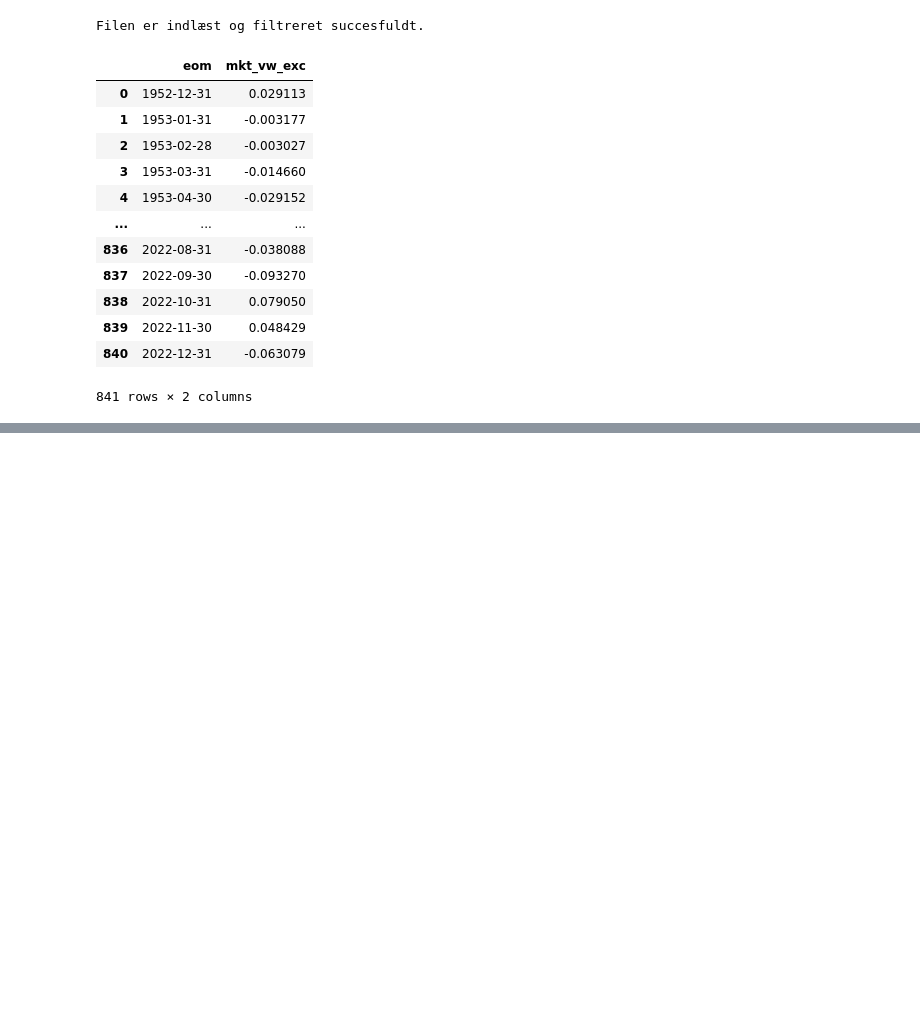
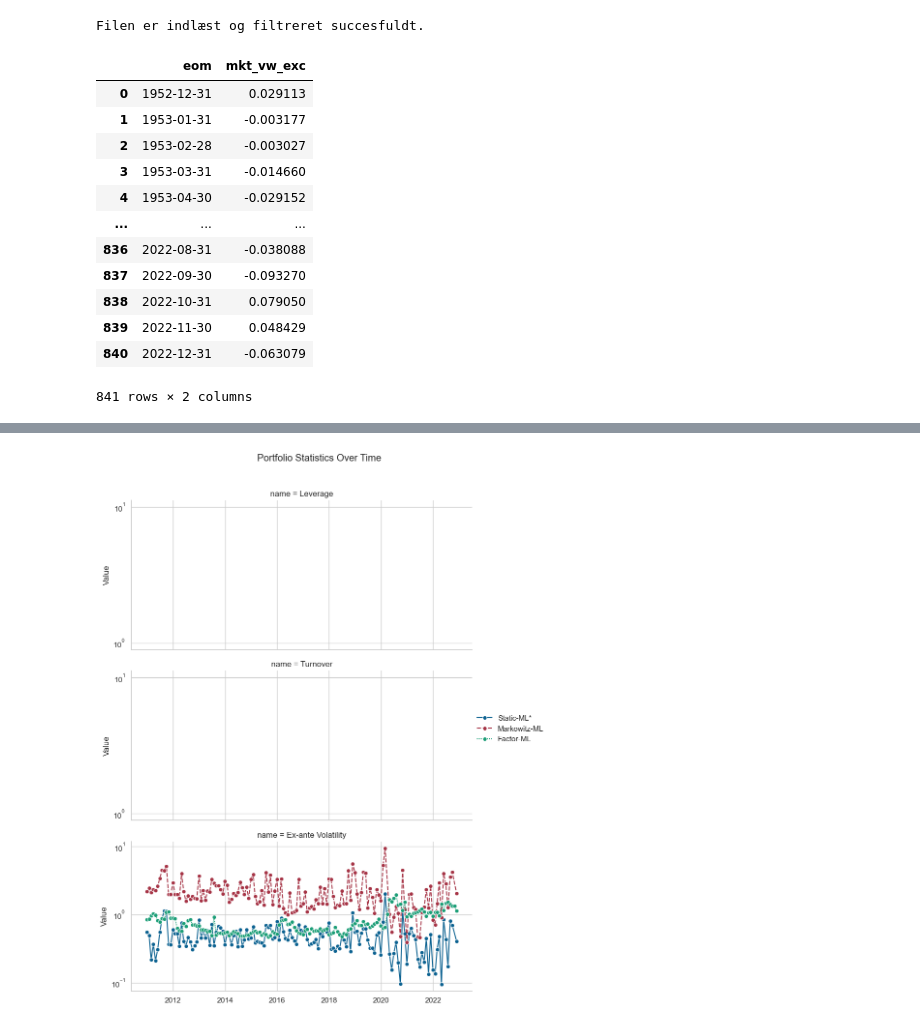
Before and after one commit to Hedegaard9/Master, a Jupyter notebook: Implementable efficient frontier.ipynb, the cells around one changed output, grey strips where cells are left out. Cells and saved outputs as stored; diff of their text form; code cells hidden in the pictures; blank space fills up the shorter version.

```diff
--- a/Implementable efficient frontier.ipynb
+++ b/Implementable efficient frontier.ipynb
@@ -321,0 +1053,83 @@ with open("./data_fifty/static.pkl", "rb") as f:
+# %%
+base_path = "./data_fifty/"
+# Læs CSV-filen med pandas
+bm_pfs = pd.read_csv(os.path.join(base_path, "bms.csv"))
+
+# Konverter eom_ret til dato
+bm_pfs['eom_ret'] = pd.to_datetime(bm_pfs['eom_ret'])
+
+# Erstat "Rank-Weighted" med "Rank-ML" i kolonnen type
+bm_pfs.loc[bm_pfs['type'] == 'Rank-Weighted', 'type'] = 'Rank-ML'
+
+pfs = bm_pfs
+# %%
+import seaborn as sns
+main_types = ["Markowitz-ML", "Factor-ML", "Market", "Rank-ML", "Minimum Variance", "Static-ML", "Static-ML*"]
+# 1. Kombiner portefølje-dataframes med tildelt type
+pfml_w = pfml['w'].copy()
+pfml_w['type'] = "Portfolio-ML"
+
+tpf_w = tpf['w'].copy()
+tpf_w['type'] = "Markowitz-ML"
+
+static_w = static['w'].copy()
+if 'pred_ld1' in static_w.columns:
+    static_w = static_w.drop(columns=['pred_ld1'])
+static_w['type'] = "Static-ML*"
+
+factor_ml_w = factor_ml['w'].copy()
+factor_ml_w['type'] = "Factor-ML"
+
+ws = pd.concat([pfml_w, tpf_w, static_w, factor_ml_w], ignore_index=True)
+
+# Sørg for, at type-kolonnen har den ønskede rækkefølge
+ws['type'] = pd.Categorical(ws['type'], categories=pf_order, ordered=True)
+
+# 2. Beregn forventet porteføljerisiko (forvent, at funktionen returnerer en DataFrame med fx pf_var og eom)
+pf_vars = expected_risk_fun(ws, dates_oos, barra_cov)
+
+# 3. Forbered pfs-data. I R beregnes eom som eom_ret + 1 måned - 1 dag.
+pfs2 = pfs.copy()
+pfs2['eom'] = pd.to_datetime(pfs2['eom_ret']) + pd.DateOffset(months=1) - pd.Timedelta(days=1)
+pfs2 = pfs2[['type', 'eom', 'inv', 'turnover']]
+
+# Sørg for, at eom-kolonnen i både pf_vars og pfs2 er datetime64[ns]
+pf_vars['eom'] = pd.to_datetime(pf_vars['eom'])
+pfs2['eom'] = pd.to_datetime(pfs2['eom'])
+
+# 4. Join pf_vars med pfs2 på 'type' og 'eom'
+comp_stats = pf_vars.merge(pfs2, on=['type','eom'], how='left')
+
+
+# 4. Join pf_vars med pfs2 på 'type' og 'eom'
+comp_stats = pf_vars.merge(pfs2, on=['type','eom'], how='left')
+
+# 5. Filtrer for de hovedtyper, vi vil medtage
+comp_stats = comp_stats[comp_stats['type'].isin(main_types)]
+
+# 6. Udregn eks-ante volatilitet: e_sd = sqrt(pf_var * 252)
+comp_stats['e_sd'] = np.sqrt(comp_stats['pf_var'] * 252)
+comp_stats = comp_stats.drop(columns=['pf_var'])
+
+# 7. "Pivot longer" – omform dataene fra bred til lang form (så alle mål bliver i én kolonne)
+comp_stats_melt = comp_stats.melt(id_vars=['type', 'eom'], var_name='name', value_name='value')
+
+# 8. Omdøb variable: 'e_sd' -> 'Ex-ante Volatility', 'turnover' -> 'Turnover', 'inv' -> 'Leverage'
+name_map = {
+    'e_sd': 'Ex-ante Volatility',
+    'turnover': 'Turnover',
+    'inv': 'Leverage'
+}
+comp_stats_melt['name'] = comp_stats_melt['name'].map(name_map)
+
+# 9. Plot – vi bruger seaborn FacetGrid til at lave et facet wrap med 1 kolonne
+g = sns.FacetGrid(comp_stats_melt, col="name", col_wrap=1, sharey=False, height=4, aspect=2)
+g.map_dataframe(sns.lineplot, x="eom", y="value", hue="type", style="type", marker="o")
+g.set(yscale="log")
+g.set_axis_labels("", "Value")
+g.add_legend(title="")
+plt.subplots_adjust(top=0.9)
+g.fig.suptitle("Portfolio Statistics Over Time")
+plt.show()
+# %% [output]
+[figure, added]
```
Also changed, not shown: parts of 60 cells of this notebook, 4 other files.
